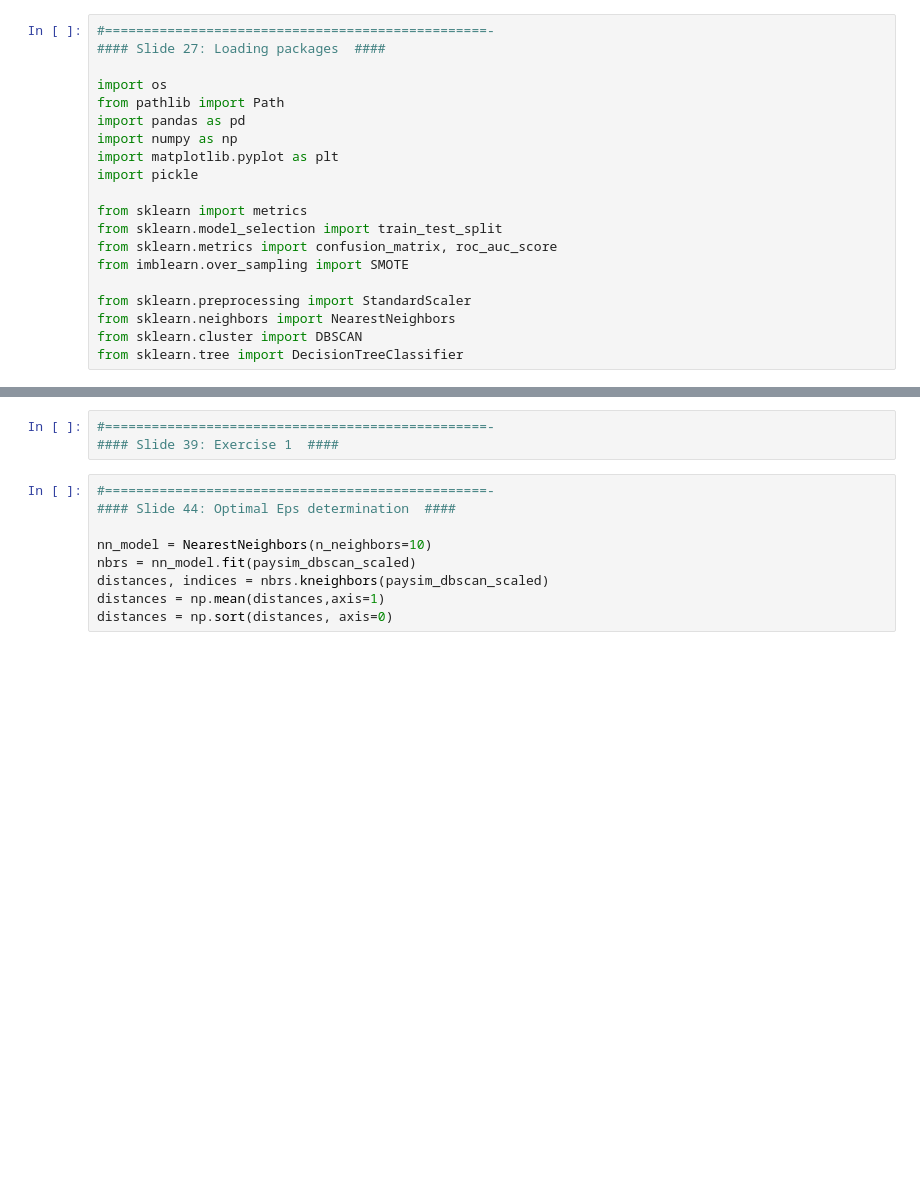
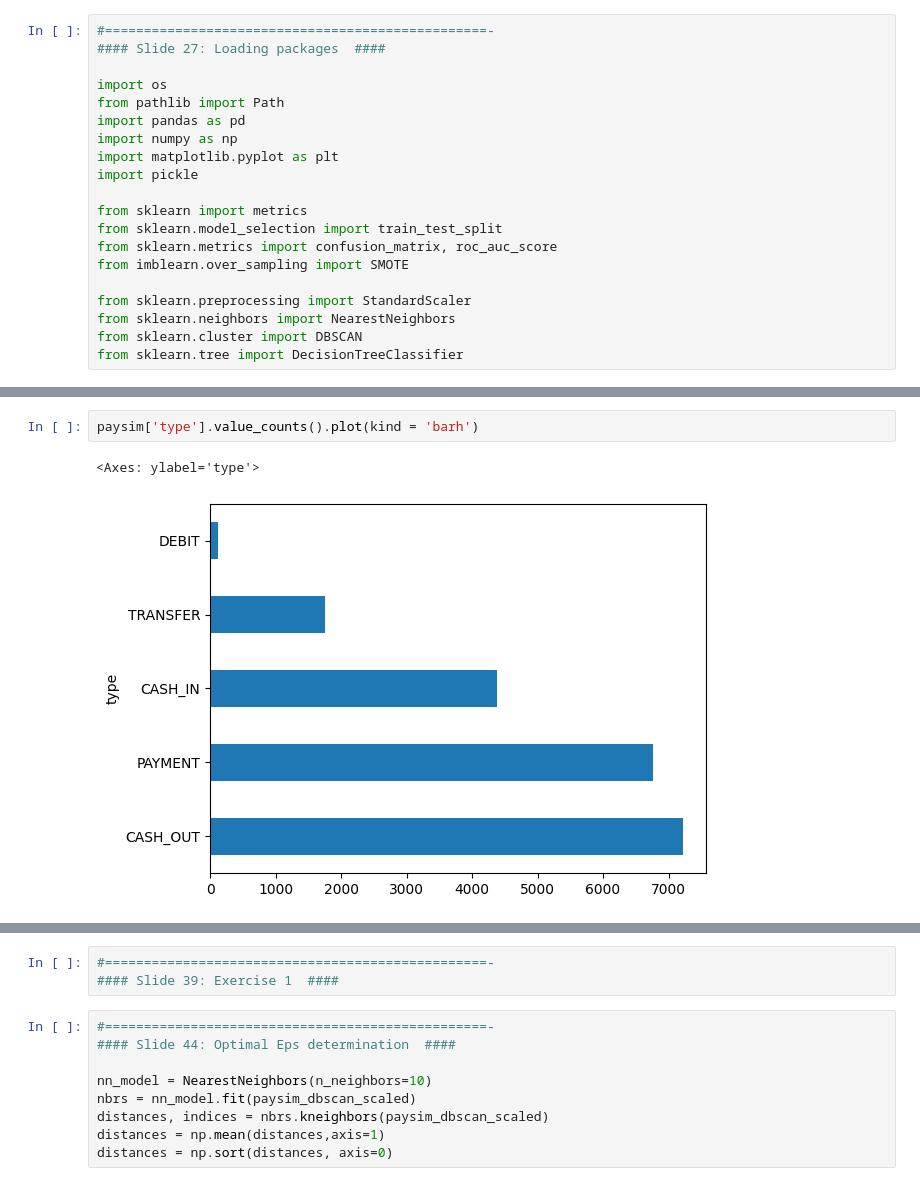
Before and after one commit to rathnagiri/AnomalyDetection, a Jupyter notebook: Part 1-2/anomaly-detection-part-1-2-code.ipynb, the cells around one changed output, grey strips where cells are left out. Cells and saved outputs as stored; diff of their text form; blank space fills up the shorter version.

```diff
--- a/Part 1-2/anomaly-detection-part-1-2-code.ipynb
+++ b/Part 1-2/anomaly-detection-part-1-2-code.ipynb
@@ -69,3 +144,8 @@ paysim['type'].value_counts().plot(kind = 'bar')
+# %%
+paysim['type'].value_counts().plot(kind = 'barh')
+# %% [output]
+<Axes: ylabel='type'>
+[figure, added]
 # %%
 #=================================================-
 #### Slide 34: Subset the data  ####
```
Also changed, not shown: parts of 14 cells of this notebook.
